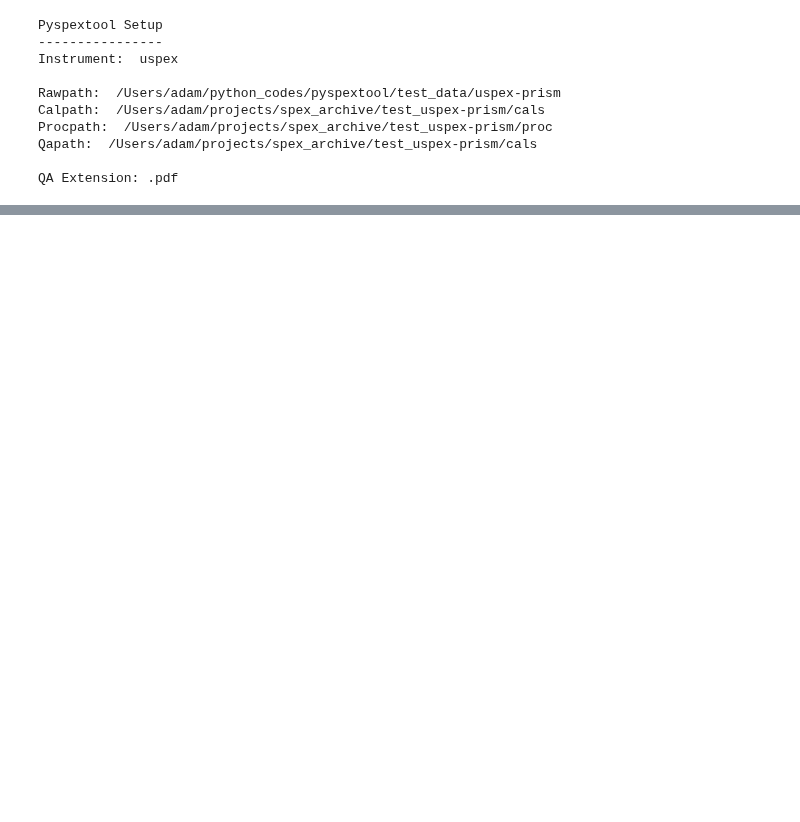
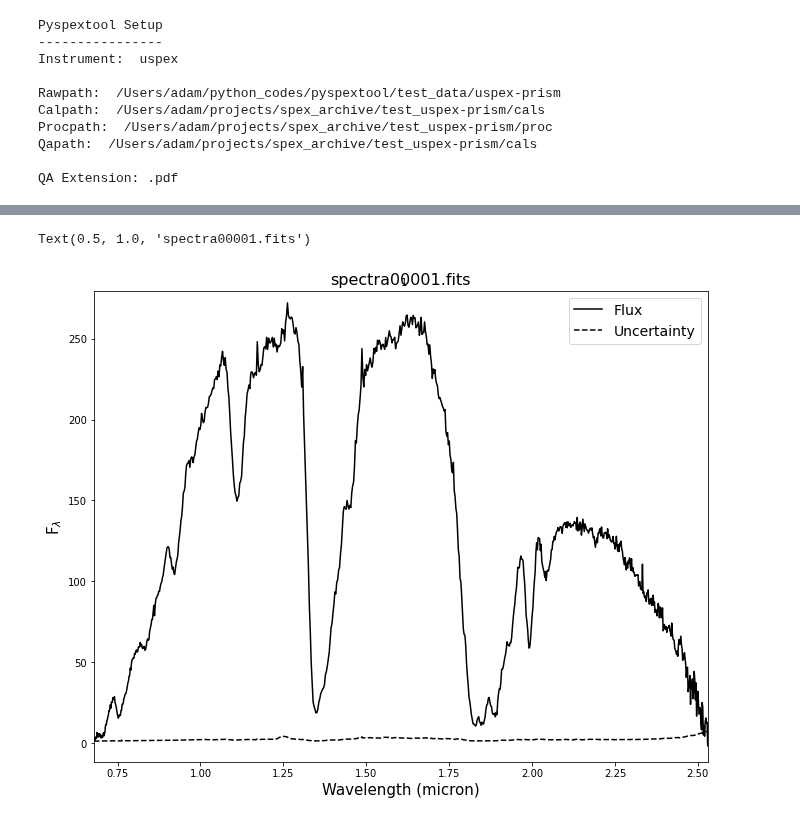
Before and after one commit to pyspextool/pyspextool, a Jupyter notebook: notebooks/uspex-prism-example.ipynb, the cells around one changed output, grey strips where cells are left out. Drawn from its saved outputs; the diff is of its cells as text; code cells hidden in the pictures; blank space fills up the shorter version.

```diff
--- a/notebooks/uspex-prism-example.ipynb
+++ b/notebooks/uspex-prism-example.ipynb
@@ -315,0 +185,12 @@ plot_one_order(spectral_file,i)
+# %%
+# plot with some modifications
+file = 'spectra00001.fits'
+
+ax = plot_spectra(proc_path+file,colors='k',y="flux and uncertainty",display=False)
+ax.set_xlabel('Wavelength (micron)', fontsize=15)
+ax.set_ylabel('F$_{\lambda}$', fontsize=15)
+ax.legend(['Flux','Uncertainty'],fontsize=14)
+ax.set_title(file,fontsize=16)
+# %% [output]
+Text(0.5, 1.0, 'spectra00001.fits')
+[figure, added]
```
Also changed, not shown: parts of 15 cells of this notebook, 1 other file.
